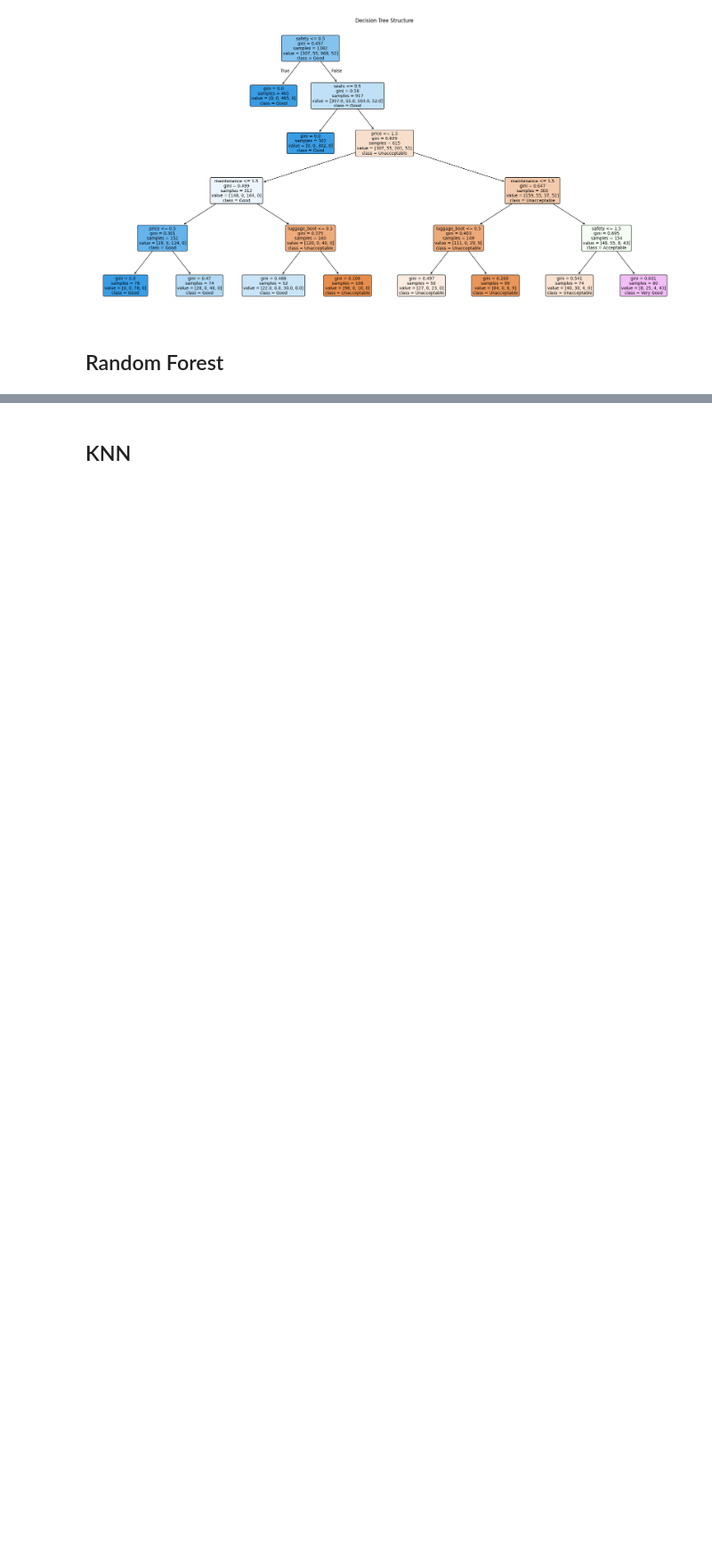
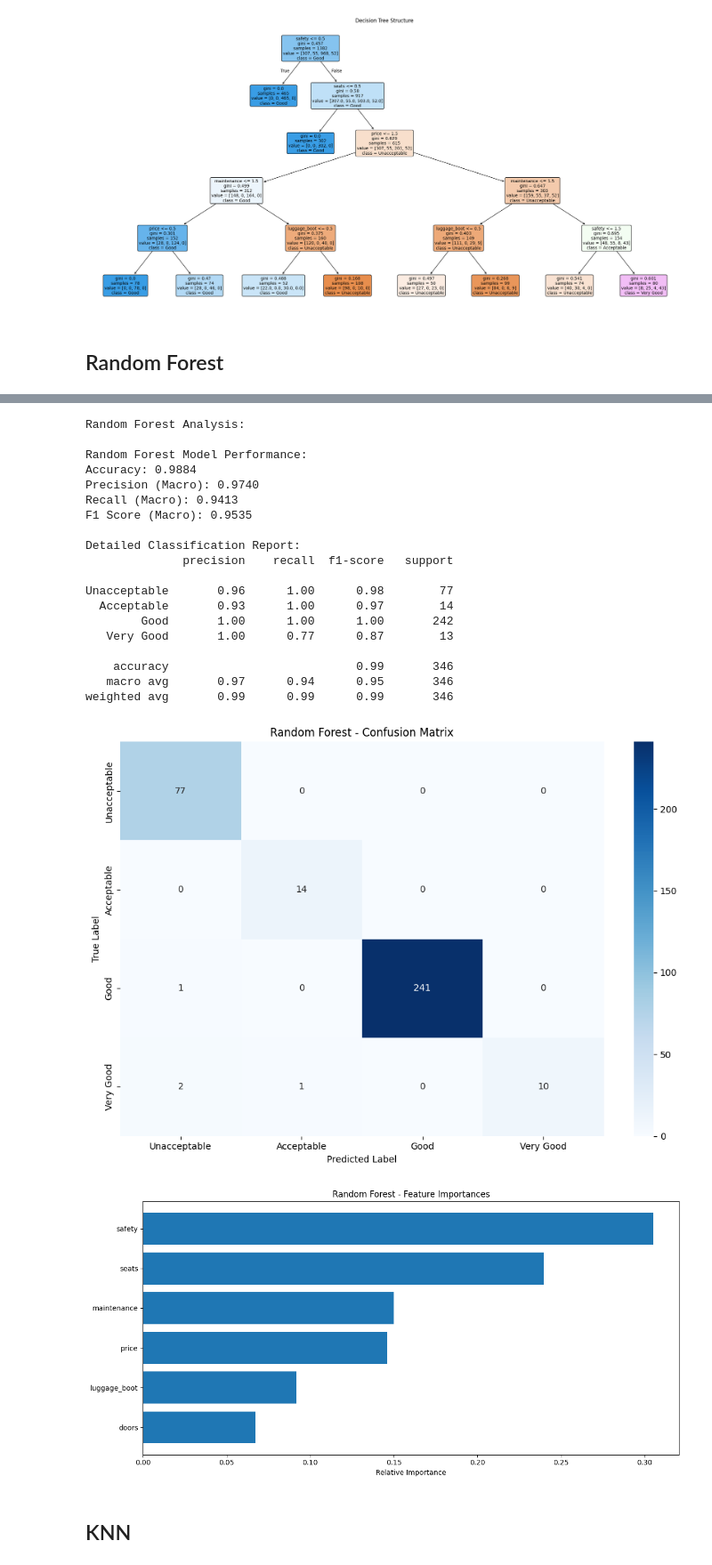
Before and after one commit to jovanovic-djo/car-value-score-prediction, a Jupyter notebook: notebooks/model_training.ipynb, the cells around one changed output, grey strips where cells are left out. Shown at 89% size. Drawn from its saved outputs; the diff is of its cells as text; code cells hidden in the pictures; blank space fills up the shorter version.

Commit message:
fix minor issues with random forest

```diff
--- a/notebooks/model_training.ipynb
+++ b/notebooks/model_training.ipynb
@@ -104,6 +104,12 @@ def plot_feature_importance(model, feature_names, model_name):
     elif isinstance(model, DecisionTreeClassifier):
         # For Decision Tree, use built-in feature importance
         importances = model.feature_importances_
+    elif isinstance(model, RandomForestClassifier):
+        # For Random Forest, use built-in feature importance
+        importances = model.feature_importances_
+    else:
+        print(f"Feature importance not supported for {model_name}")
+        return
 
     # Create feature importance plot
     indices = np.argsort(importances)
@@ -264,2 +216,39 @@ UnboundLocalError: cannot access local variable 'importances' where it is not as
+# %%
+# Train Random Forest Model
+rf_model = RandomForestClassifier(
+    n_estimators=100,  # Number of trees in the forest
+    random_state=42,   # For reproducibility
+    n_jobs=-1          # Use all available cores
+)
+rf_model.fit(X_train_scaled, y_train)
+
+# Evaluate Random Forest
+print("Random Forest Analysis:")
+rf_metrics = evaluate_model(rf_model, X_test_scaled, y_test, 'Random Forest')
+
+# Plot Random Forest Feature Importance
+plot_feature_importance(rf_model, feature_names, 'Random Forest')
+# %% [output]
+Random Forest Analysis:
+
+Random Forest Model Performance:
+Accuracy: 0.9884
+Precision (Macro): 0.9740
+Recall (Macro): 0.9413
+F1 Score (Macro): 0.9535
+
+Detailed Classification Report:
+              precision    recall  f1-score   support
+
+Unacceptable       0.96      1.00      0.98        77
+  Acceptable       0.93      1.00      0.97        14
+        Good       1.00      1.00      1.00       242
+   Very Good       1.00      0.77      0.87        13
+
+    accuracy                           0.99       346
+   macro avg       0.97      0.94      0.95       346
+weighted avg       0.99      0.99      0.99       346
+[figure, added]
+[figure, added]
 # %% [markdown]
 ## KNN
```
Also changed, not shown: parts of 3 cells of this notebook.
